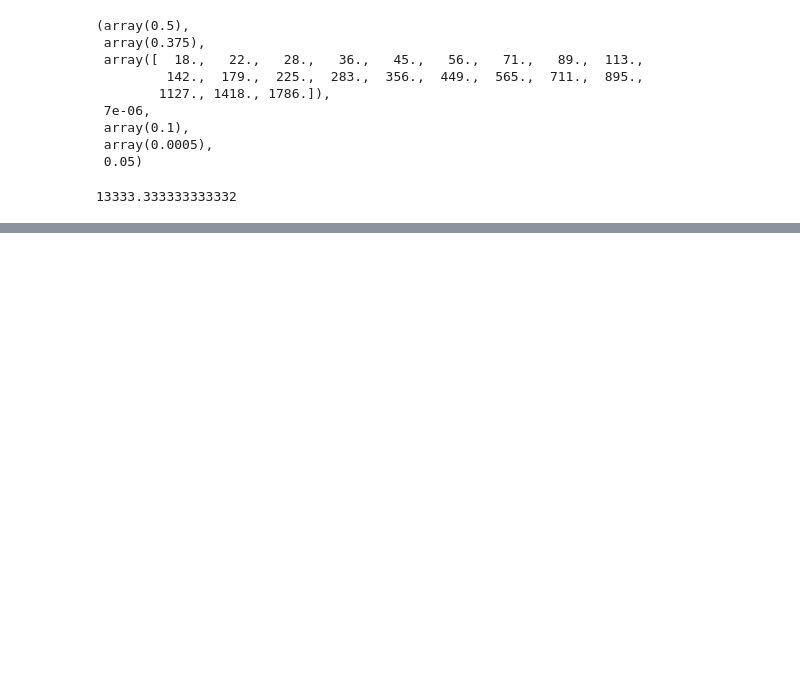
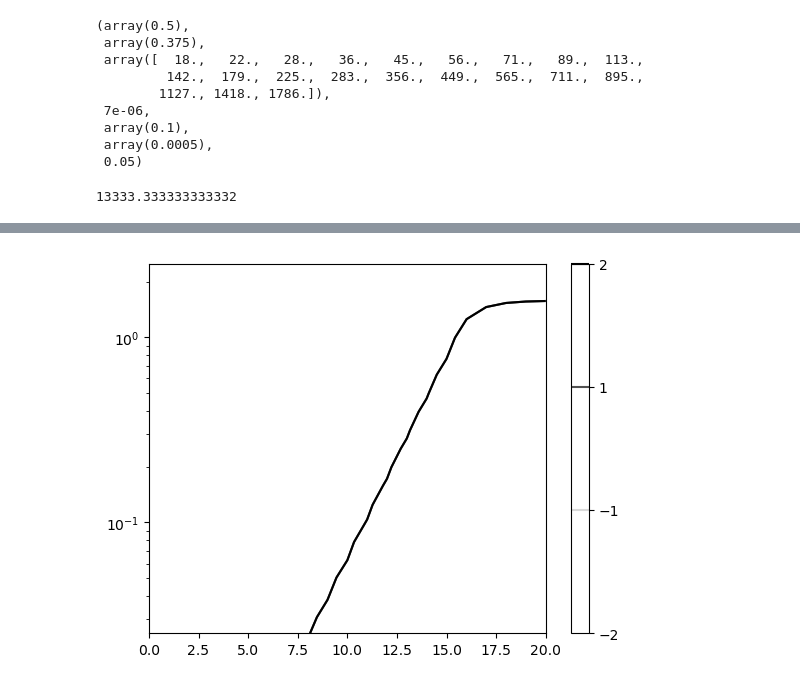
Before and after one commit to sisyga/biolgca, a Jupyter notebook: spatialratchet_analysis.ipynb, the cells around one changed output, grey strips where cells are left out. Cells and saved outputs as stored; diff of their text form; code cells hidden in the pictures; blank space fills up the shorter version.

```diff
--- a/spatialratchet_analysis.ipynb
+++ b/spatialratchet_analysis.ipynb
@@ -86,8 +106,6 @@ Text(0.5, 0, 'Rest channel weight $\\gamma$')
 # %%
-# analytical tries difficult
-# v = 2 * np.sqrt((r_b-r_d)/(2 + np.exp(X))) * (1 - 1 / np.log(1/Y)**2)
-# pv = 1 / (2 + np.exp(X))
-# N0 = dens0 * Y
-# v = N0**2 * pv
-# dN = (r_d/r_b)**2 * p_p * s_p * (N0 / Ncrit - 1)
-# dv = N0 * v + dN
+plt.contour(X, Y* dens0 / Ncrit, (t_rescue.real-13333), cmap='Greys', shading='auto', levels=[-2, -1, 1, 2], origin='lower')
+plt.colorbar()
+plt.yscale('log')
+# %% [output]
+[figure, added]
```
Also changed, not shown: parts of 4 cells of this notebook, 3 other files.
